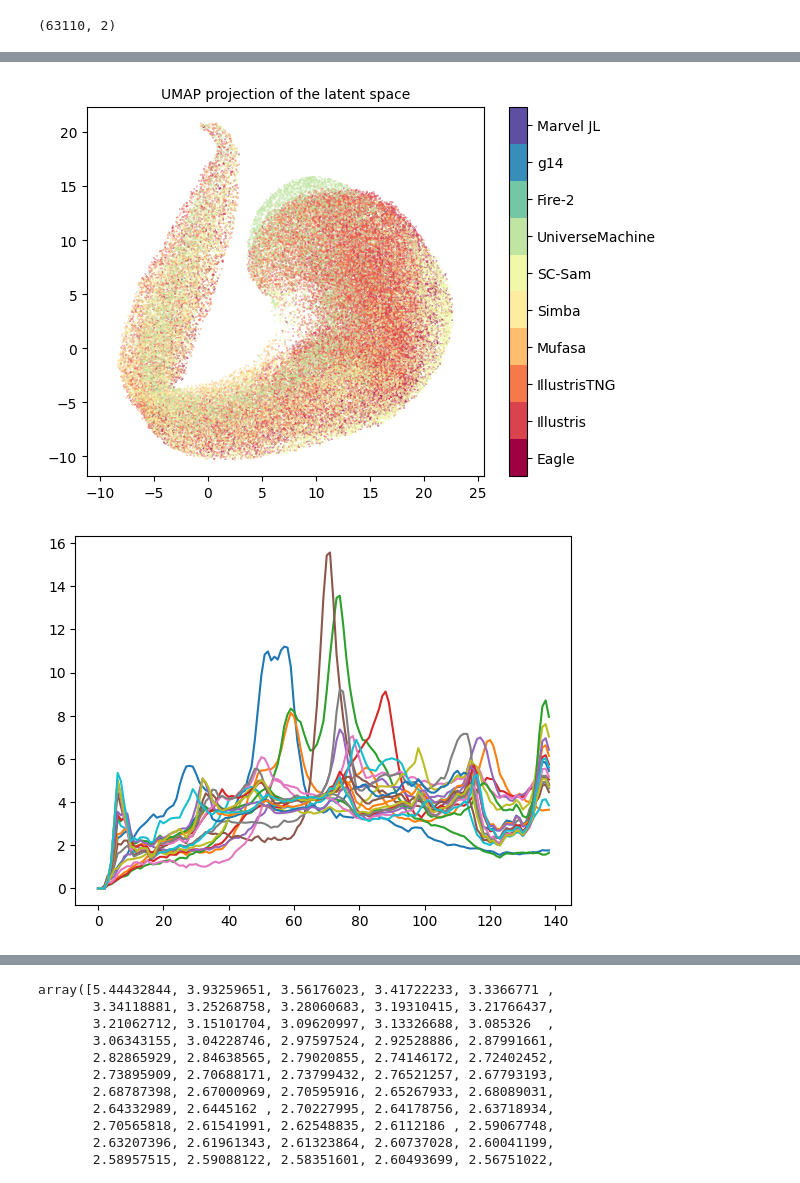
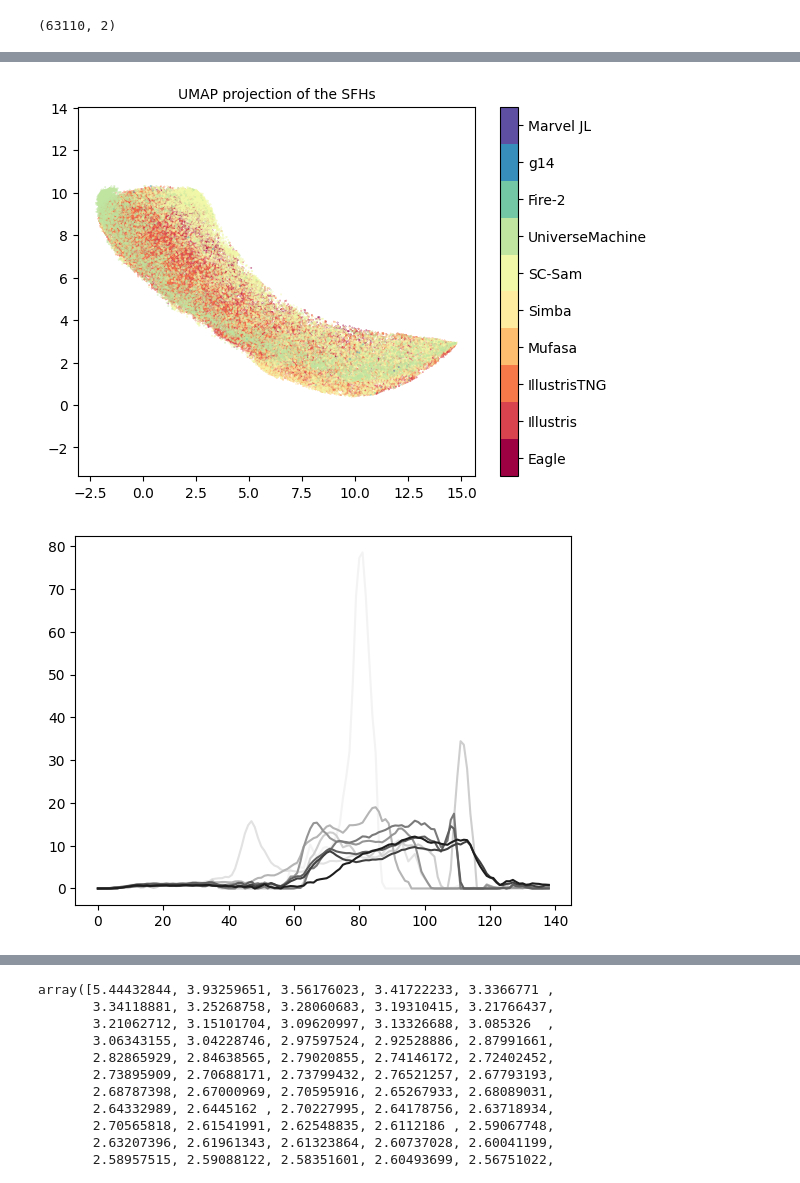
Before and after one commit to harrypenguin/Astrostatistics-Models, a Jupyter notebook: ConvAutoencoder.ipynb, the cells around one changed output, grey strips where cells are left out. Saved outputs shown, nothing was run; the diff lists cells and outputs as text; code cells hidden in the pictures.

Commit message:
Latent Parameter Exploration

```diff
--- a/ConvAutoencoder.ipynb
+++ b/ConvAutoencoder.ipynb
@@ -304,7 +370,7 @@ latent_space = AE.encoder(all_data_tensor.unsqueeze(1)).detach().numpy()
 # %%
 import umap
-reducer = umap.UMAP(n_components=2, min_dist=1, n_neighbors=50)
-embedding = reducer.fit_transform(latent_space)
+reducer = umap.UMAP(n_components=2, n_neighbors=2000)
+embedding = reducer.fit_transform(all_data_tensor)
 embedding.shape
 # %% [output]
 (63110, 2)
@@ -311,25 +384,23 @@ embedding.shape
 # %%
 import matplotlib.pyplot as plt
 import numpy as np
 
 labels = ['Eagle', 'Illustris', 'IllustrisTNG', 'Mufasa', 'Simba', 'SC-Sam', 'UniverseMachine', 'Fire-2', 'g14', 'Marvel JL']
 
 plt.scatter(embedding[:, 0], embedding[:, 1], c=all_labels_tensor, cmap='Spectral', s=0.05)
 plt.gca().set_aspect('equal', 'datalim')
 
 # Create a colorbar
 cbar = plt.colorbar(boundaries=np.arange(11)-0.5, ticks=np.arange(10))
 
 # Set the colorbar labels
 cbar.ax.set_yticklabels(labels)
 
-plt.title('UMAP projection of the latent space', fontsize=10)
+plt.title('UMAP projection of the SFHs', fontsize=10)
 plt.show()
 # %% [output]
-[figure, old version]
+[figure, new version]
 # %%
-# Left from 8 parameters model
-for i in range(-5, 15):
-    latent_params = get_ah_from_umap(i,-5, embedding, latent_space) # Extracting SFH parameters from UMAP space to see interesting structures!
+get_ah_from_umap(10, 10, 19, 3, embedding, latent_space) # Extracting SFH parameters from UMAP space to see interesting structures!
 # %% [output]
-[figure, old version]
+[figure, new version]
```
Also changed, not shown: parts of 23 cells of this notebook.
